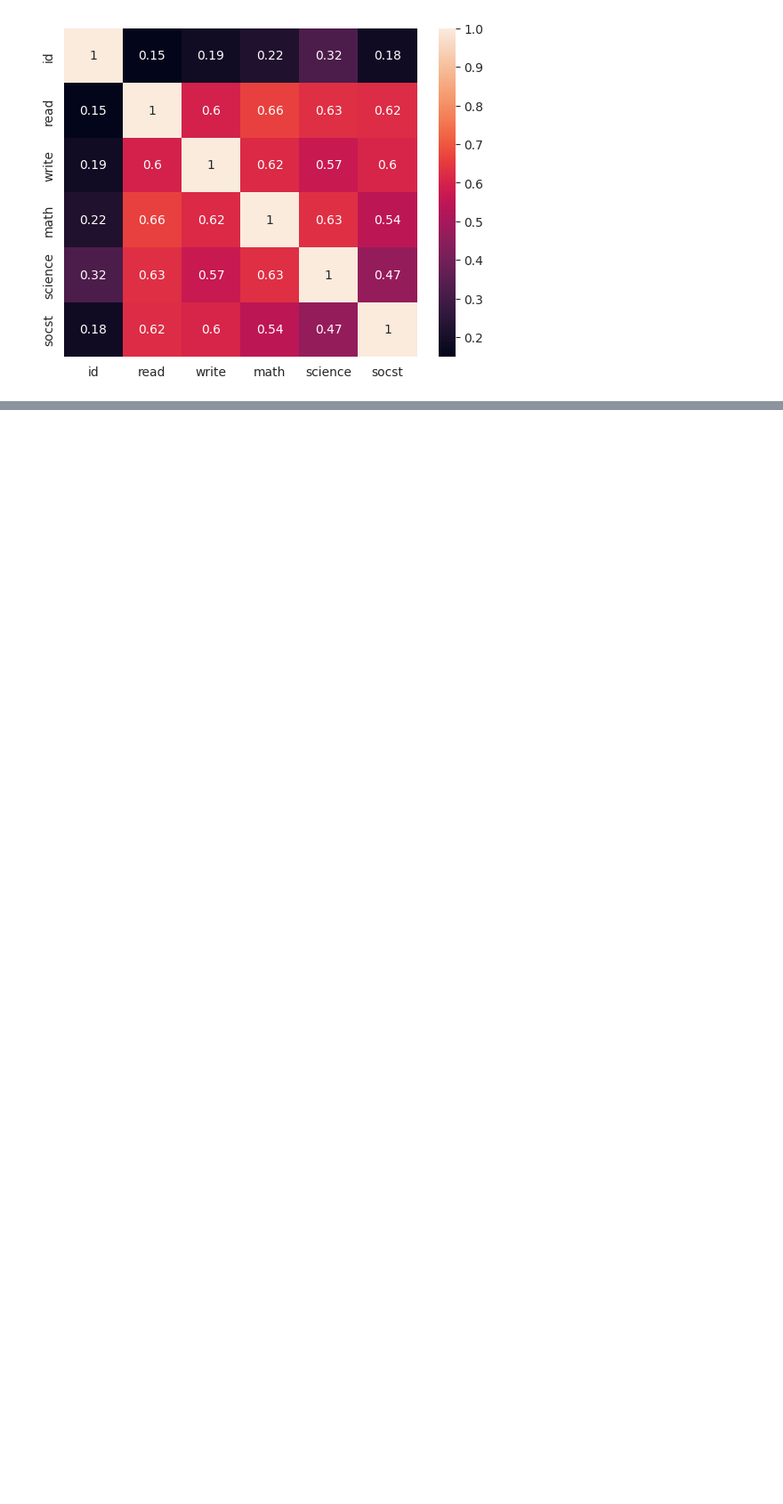
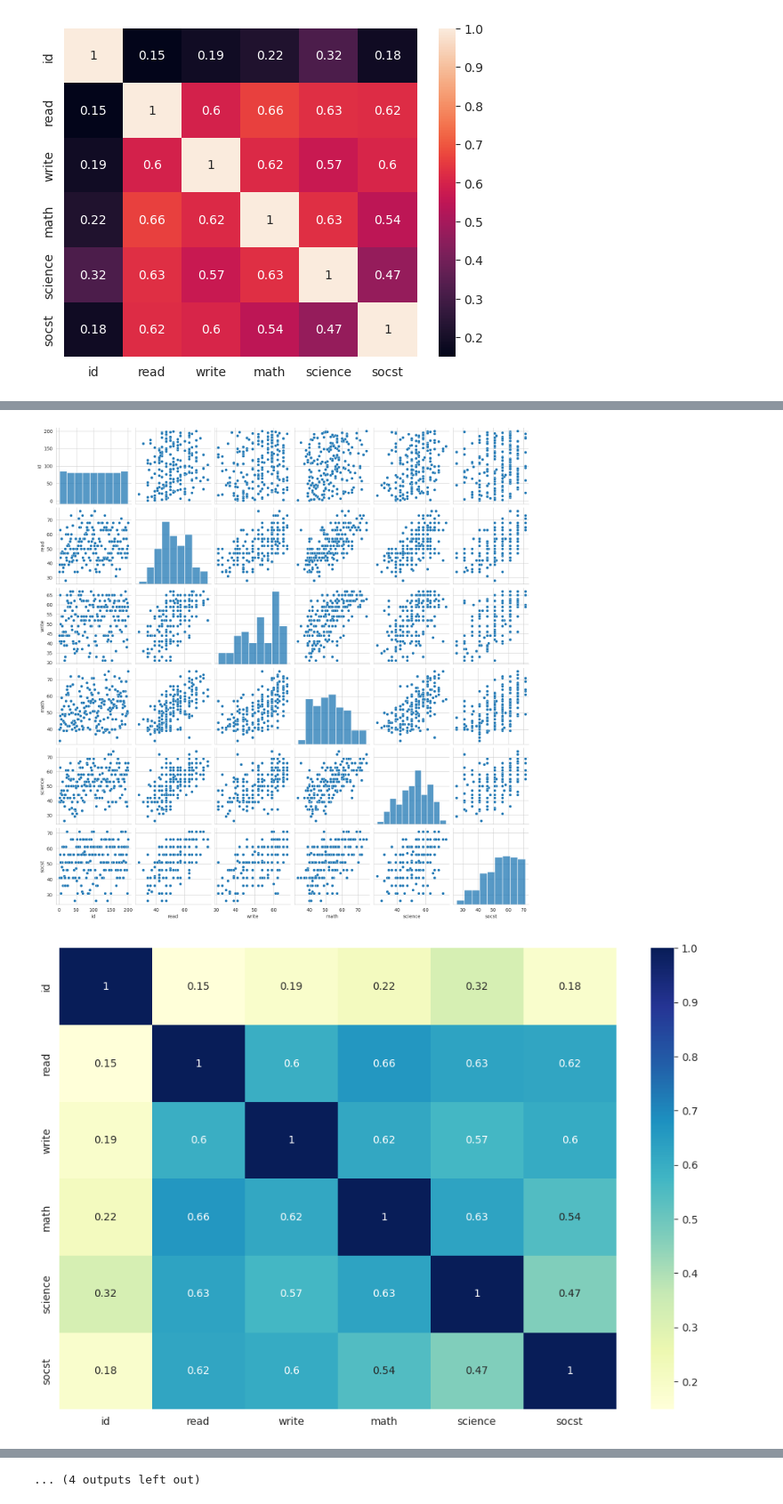
Before and after one commit to KenDaupsey/Exploratory-Data-Analysis-EDA-, a Jupyter notebook: Exploratory_Data_Analysis_(EDA)_1.ipynb, the cells around one changed output, grey strips where cells are left out. Shown at 89% size. Drawn from its saved outputs; the diff is of its cells as text; code cells hidden in the pictures; blank space fills up the shorter version.

```diff
--- a/Exploratory_Data_Analysis_(EDA)_1.ipynb
+++ b/Exploratory_Data_Analysis_(EDA)_1.ipynb
@@ -108,0 +384,68 @@ plt.show()
+# %%
+#### EXPLORATORY DATA ANALYSIS EXAMPLE 4
+
+# Importing the required libraries
+import pandas as pd
+import numpy as np
+import matplotlib.pyplot as plt
+import seaborn as sns
+from sklearn.preprocessing import LabelEncoder
+
+# Load the dataset from GitHub URL
+url = "https://raw.githubusercontent.com/KenDaupsey/Exploratory-Data-Analysis-EDA-/main/hsb2%7Edata.csv"
+df = pd.read_csv(url)
+
+# Display the first 5 rows of the dataset
+print(df.head())
+
+# Display the basic information about the dataset
+print(df.info())
+
+# Summary statistics of the numerical columns
+print(df.describe())
+
+# Check for missing values
+print(df.isnull().sum())
+
+# Data visualization
+# Pairplot to visualize the relationships between numerical variables
+sns.pairplot(df)
+plt.show()
+
+# Correlation matrix and heatmap
+correlation_matrix = df.corr()
+plt.figure(figsize=(12, 8))
+sns.heatmap(correlation_matrix, annot=True, cmap="YlGnBu")
+plt.show()
+
+# Distribution of numerical variables
+numerical_columns = df.select_dtypes(include=[np.number]).columns.tolist()
+for column in numerical_columns:
+    plt.figure(figsize=(8, 6))
+    sns.histplot(df[column], kde=True)
+    plt.title(f'Distribution of {column}')
+    plt.show()
+
+# Boxplot to identify outliers
+for column in numerical_columns:
+    plt.figure(figsize=(8, 6))
+    sns.boxplot(y=df[column])
+    plt.title(f'Boxplot of {column}')
+    plt.show()
+
+# Countplot for categorical variables
+categorical_columns = df.select_dtypes(include=[np.object]).columns.tolist()
+for column in categorical_columns:
+    plt.figure(figsize=(8, 6))
+    sns.countplot(data=df, x=column)
+    plt.title(f'Countplot of {column}')
+    plt.show()
+
+# Label encoding for categorical variables
+label_encoder = LabelEncoder()
+for column in categorical_columns:
+    df[column] = label_encoder.fit_transform(df[column])
+
+# Updated dataset after label encoding
+print(df.head())
+# %% [output]
@@ -108,0 +469,2 @@ plt.show()
+[figure, added]
+[figure, added]
@@ -108,0 +480 @@ plt.show()
+... (4 outputs left out)
```
Also changed, not shown: parts of 4 cells of this notebook.
